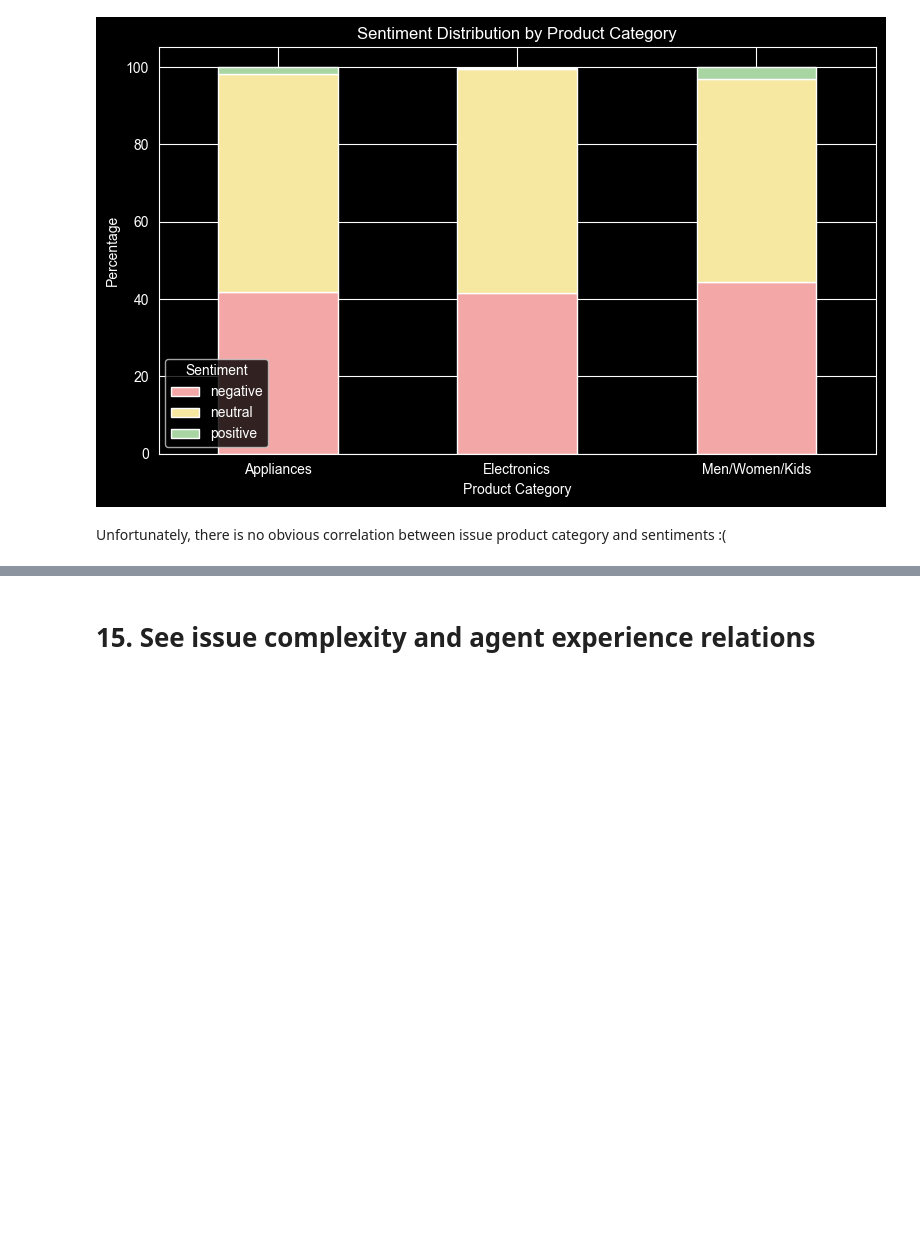
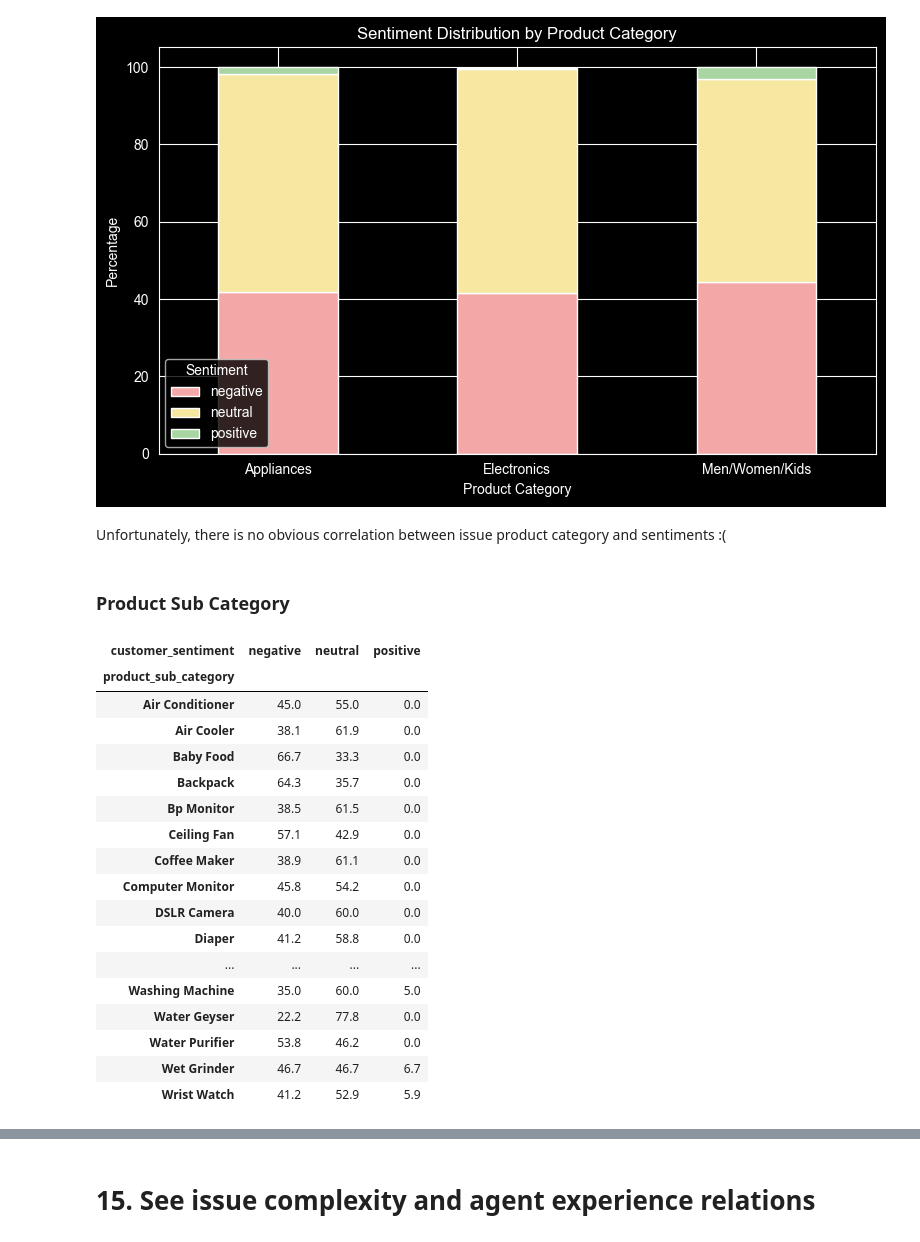
Before and after one commit to ftmoztl/cs-conversation-sentiment-analysis, a Jupyter notebook: analysis/eda.ipynb, the cells around one changed output, grey strips where cells are left out. Cells and saved outputs as stored; diff of their text form; code cells hidden in the pictures; blank space fills up the shorter version.

```diff
--- a/analysis/eda.ipynb
+++ b/analysis/eda.ipynb
@@ -520,3 +531,47 @@ plt.show()
 [figure]
 # %% [markdown]
 Unfortunately, there is no obvious correlation between issue product category and sentiments :(
+# %% [markdown]
+### Product Sub Category
+# %%
+product_sub_category_sentiment_pct = pd.crosstab(
+    train_df["product_sub_category"],
+    train_df["customer_sentiment"],
+    normalize="index"
+).round(3) * 100
+display(product_sub_category_sentiment_pct)
+
+# TOO MUCH TO VISUALIZE IT!!!!!!
+# product_sub_category_sentiment_pct.plot(
+#     kind="bar",
+#     stacked=True,
+#     figsize=(8, 5),
+#     color=[sentiment_colors[col] for col in product_sub_category_sentiment_pct.columns]  # use prev colors
+# )
+#
+# plt.title("Sentiment Distribution by Product SUB Category")
+# plt.xlabel("Product SUB Category")
+# plt.ylabel("Percentage")
+# plt.xticks(rotation=0)
+# plt.legend(title="Sentiment")
+# plt.tight_layout()
+# plt.show()
+# %% [output]
+| customer_sentiment | negative | neutral | positive |
+| product_sub_category |  |  |  |
+| Air Conditioner | 45.0 | 55.0 | 0.0 |
+| Air Cooler | 38.1 | 61.9 | 0.0 |
+| Baby Food | 66.7 | 33.3 | 0.0 |
+| Backpack | 64.3 | 35.7 | 0.0 |
+| Bp Monitor | 38.5 | 61.5 | 0.0 |
+| Ceiling Fan | 57.1 | 42.9 | 0.0 |
+| Coffee Maker | 38.9 | 61.1 | 0.0 |
+| Computer Monitor | 45.8 | 54.2 | 0.0 |
+| DSLR Camera | 40.0 | 60.0 | 0.0 |
+| Diaper | 41.2 | 58.8 | 0.0 |
+| ... | ... | ... | ... |
+| Washing Machine | 35.0 | 60.0 | 5.0 |
+| Water Geyser | 22.2 | 77.8 | 0.0 |
+| Water Purifier | 53.8 | 46.2 | 0.0 |
+| Wet Grinder | 46.7 | 46.7 | 6.7 |
+| Wrist Watch | 41.2 | 52.9 | 5.9 |
```
Also changed, not shown: parts of 7 cells of this notebook.
